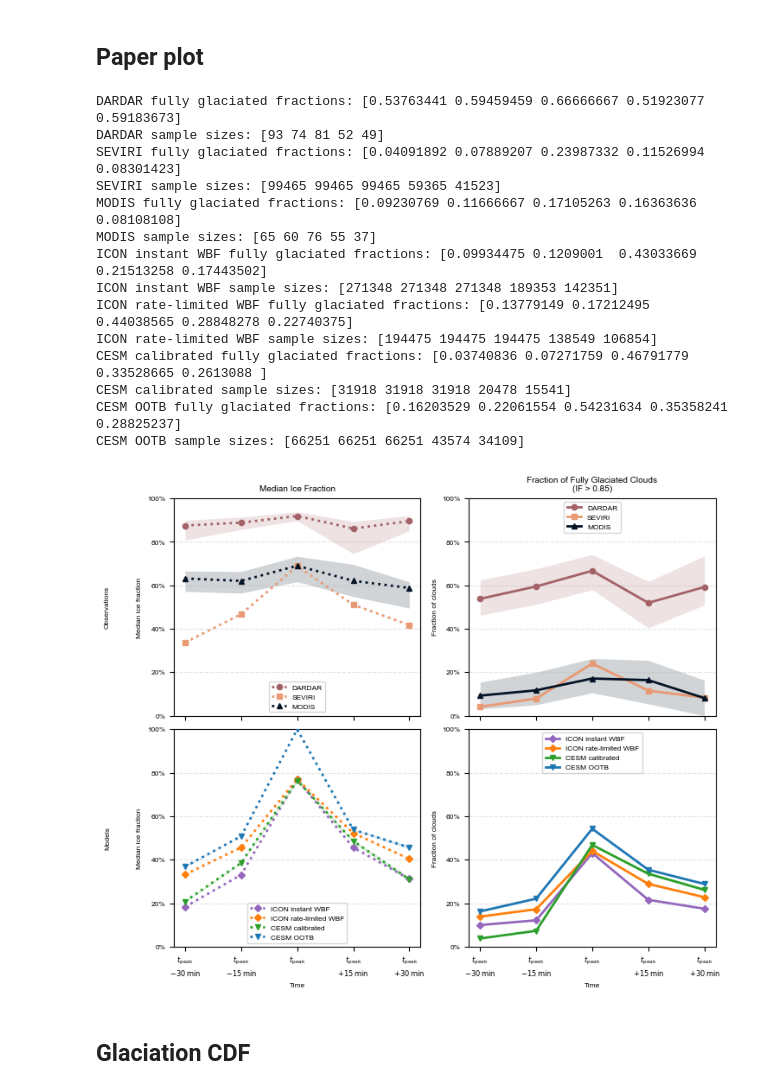
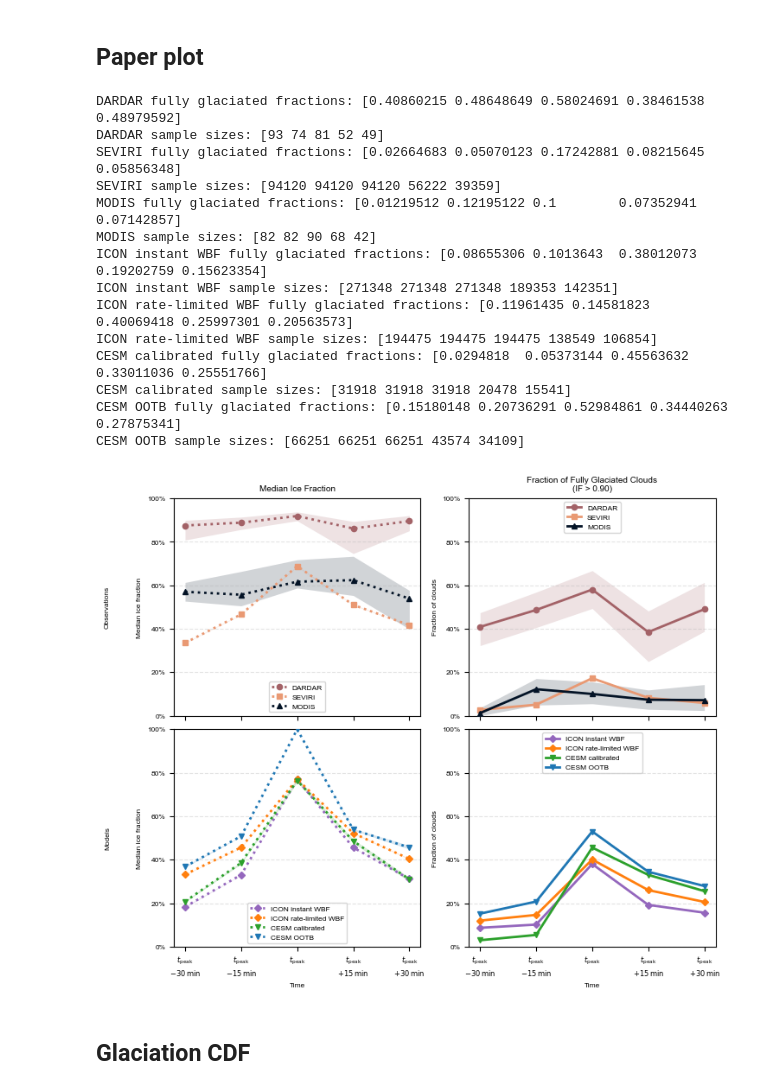
Before and after one commit to DragomirNikolov/MSGI, a Jupyter notebook: plotting/Publication_figures/Multisatellite_IF.ipynb, the cells around one changed output. Drawn from its saved outputs; the diff is of its cells as text; code cells hidden in the pictures.

Commit message:
Changes to multisatellite IF to fit new modis results

```diff
--- a/plotting/Publication_figures/Multisatellite_IF.ipynb
+++ b/plotting/Publication_figures/Multisatellite_IF.ipynb
@@ -448,6 +444,10 @@ bulk_data_df_split["val_seviri_coincidence"] = bulk_data_df_split.apply(_check_v
 df_glac_dd = bulk_data_df_split[bulk_data_df_split["val_seviri_coincidence"]]
 # %% [markdown]
 ## Other data
+# %%
+years=[y for y in range(2007,2010)]
+config_dd = read_config("/wolke_scratch/dnikolo/Glaciation_time_estimator/configs/Validation_DARDAR/02_deg/2008_tracking/01_01.yaml")
+config_mod = read_config("/wolke_scratch/dnikolo/Glaciation_time_estimator/configs/Validation_MODIS/02_deg/2008_tracking/01_01.yaml")
 # %%
 loader_mod = ChunkLoader([2007],config_mod,load_init_chunk=False)
 glac_dfs_mod = loader_mod.execute_analysis(return_glac_df,load_clouds=False)
@@ -895,7 +895,7 @@ def plot_dataset_group(ax_med, ax_frac, datasets):
 # Configuration
 # ------------------------------------------------------------------
 timesteps = list(range(2, -3, -1))  # [2, 1, 0, -1, -2]
-ice_phase_thresh = 0.85
+ice_phase_thresh = 0.9
 
 n_bootstrap = 100
 confidence_level = 90
@@ -1175,43 +1175,43 @@ ax_mod_med.legend(
 )
 
 ax_mod_frac.legend(
     loc="upper center",
     frameon=True,
 )
 
 
 # ------------------------------------------------------------------
 # Figure title and output
 # ------------------------------------------------------------------
 # fig.suptitle(
 #     "Ice Phase Evolution Around the Glaciation Peak",
 # )
 
 fig.savefig(
     "/wolke_scratch/dnikolo/MSGI/plotting/"
     "Publication_figures/Multisatellite_IF.pdf",
     format="pdf",
     dpi=300,
     bbox_inches="tight",
 )
 
 plt.show()
 # %% [output]
-DARDAR fully glaciated fractions: [0.53763441 0.59459459 0.66666667 0.51923077 0.59183673]
+DARDAR fully glaciated fractions: [0.40860215 0.48648649 0.58024691 0.38461538 0.48979592]
 DARDAR sample sizes: [93 74 81 52 49]
-SEVIRI fully glaciated fractions: [0.04091892 0.07889207 0.23987332 0.11526994 0.08301423]
-SEVIRI sample sizes: [99465 99465 99465 59365 41523]
-MODIS fully glaciated fractions: [0.09230769 0.11666667 0.17105263 0.16363636 0.08108108]
-MODIS sample sizes: [65 60 76 55 37]
-ICON instant WBF fully glaciated fractions: [0.09934475 0.1209001  0.43033669 0.21513258 0.17443502]
+SEVIRI fully glaciated fractions: [0.02664683 0.05070123 0.17242881 0.08215645 0.05856348]
+SEVIRI sample sizes: [94120 94120 94120 56222 39359]
+MODIS fully glaciated fractions: [0.01219512 0.12195122 0.1        0.07352941 0.07142857]
+MODIS sample sizes: [82 82 90 68 42]
+ICON instant WBF fully glaciated fractions: [0.08655306 0.1013643  0.38012073 0.19202759 0.15623354]
 ICON instant WBF sample sizes: [271348 271348 271348 189353 142351]
-ICON rate-limited WBF fully glaciated fractions: [0.13779149 0.17212495 0.44038565 0.28848278 0.22740375]
+ICON rate-limited WBF fully glaciated fractions: [0.11961435 0.14581823 0.40069418 0.25997301 0.20563573]
 ICON rate-limited WBF sample sizes: [194475 194475 194475 138549 106854]
-CESM calibrated fully glaciated fractions: [0.03740836 0.07271759 0.46791779 0.33528665 0.2613088 ]
+CESM calibrated fully glaciated fractions: [0.0294818  0.05373144 0.45563632 0.33011036 0.25551766]
 CESM calibrated sample sizes: [31918 31918 31918 20478 15541]
-CESM OOTB fully glaciated fractions: [0.16203529 0.22061554 0.54231634 0.35358241 0.28825237]
+CESM OOTB fully glaciated fractions: [0.15180148 0.20736291 0.52984861 0.34440263 0.27875341]
 CESM OOTB sample sizes: [66251 66251 66251 43574 34109]
-[figure, old version]
+[figure, new version]
 # %% [markdown]
 ## Glaciation CDF
 # %%
```
Also changed, not shown: parts of 4 cells of this notebook, 2 other files.
